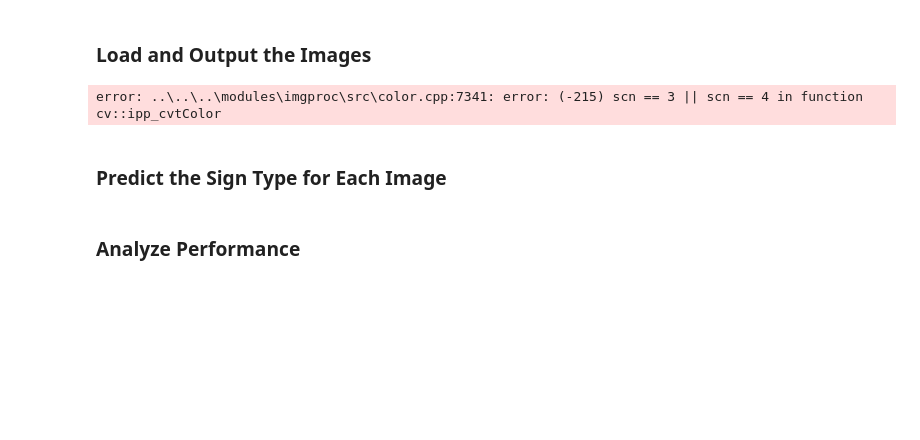
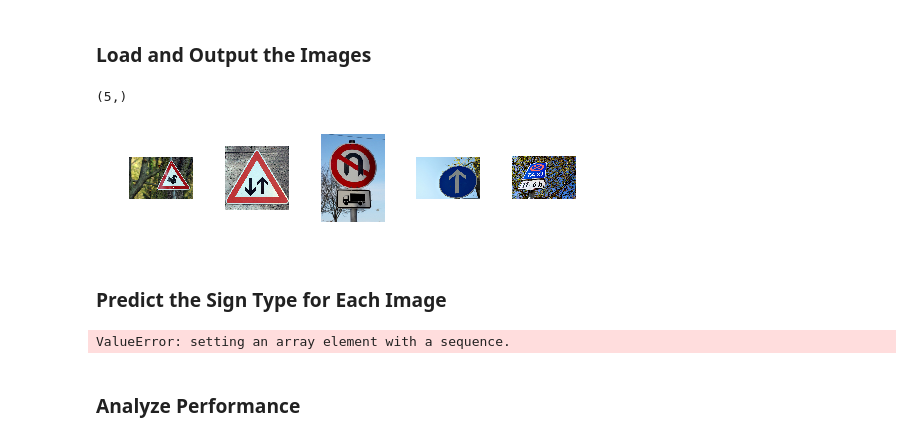
Before and after one commit to carter3689/Self-driving-car-project2, a Jupyter notebook: Traffic_Sign_Classifier.ipynb, the cells around one changed output. Cells and saved outputs as stored; diff of their text form; code cells hidden in the pictures; blank space fills up the shorter version.

Commit message:
Adding new images and beginning testing for candidate images

```diff
--- a/Traffic_Sign_Classifier.ipynb
+++ b/Traffic_Sign_Classifier.ipynb
@@ -433,26 +433,49 @@ You may find `signnames.csv` useful as it contains mappings from the class id (i
 # %%
 ### Load the images and plot them here.
 ### Feel free to use as many code cells as needed.
 
 import glob
 import matplotlib.image as mpimg
 import cv2
 
 
+fig,axs = plt.subplots(1,5, figsize=(8,2))
+fig.subplots_adjust(hspace = .8, wspace=.5)
+axs = axs.ravel()
 
-num_webpics = 5
-webpics = np.ndarray((num_webpics, 32, 32, 3), dtype=np.uint8)
-for i in range(num_webpics):
-    filename = "data/candidate_data/" + str(i) + ".jpg"
-    webpics[i,:,:,:] = cv2.cvtColor(cv2.imread(filename), cv2.COLOR_BGR2RGB)
+candidate_images = []
+
+for i, img in enumerate(glob.glob('./candidate_data/*.jpg')):
+    image = cv2.imread(img)
+    axs[i].axis('off')
+    axs[i].imshow(cv2.cvtColor(image, cv2.COLOR_BGR2RGB))
+    candidate_images.append(image)
+
+candidate_images = np.asarray(candidate_images)
+
+candidate_images_normalized = candidate_images/255.0 - 0.5
+
+print(candidate_images_normalized.shape)
 # %% [output]
-error: ..\..\..\modules\imgproc\src\color.cpp:7341: error: (-215) scn == 3 || scn == 4 in function cv::ipp_cvtColor
+(5,)
+[figure, added]
 # %% [markdown]
 ### Predict the Sign Type for Each Image
 # %%
 ### Run the predictions here and use the model to output the prediction for each image.
 ### Make sure to pre-process the images with the same pre-processing pipeline used earlier.
 ### Feel free to use as many code cells as needed.
+
+candidate_labels = [31,13,17,35,14]
+
+with tf.Session()as sess:
+    sess.run(tf.global_variables_initializer())
+    saver_3 = tf.train.import_meta_graph('./lenet.meta')
+    saver_3.restore(sess, "./lenet")
+    candidate_accuracy = evaluate(candidate_images_normalized, candidate_labels)
+    print("Test Set Accuracy = {:.3f}".format(candidate_accuracy))
+# %% [output]
+ValueError: setting an array element with a sequence.
 # %% [markdown]
 ### Analyze Performance
 # %%
```
Also changed, not shown: parts of 2 cells of this notebook, 8 other files.
